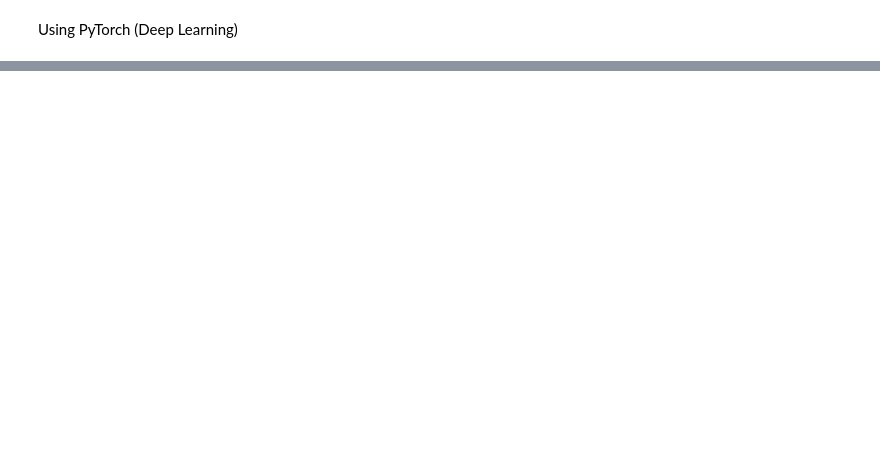
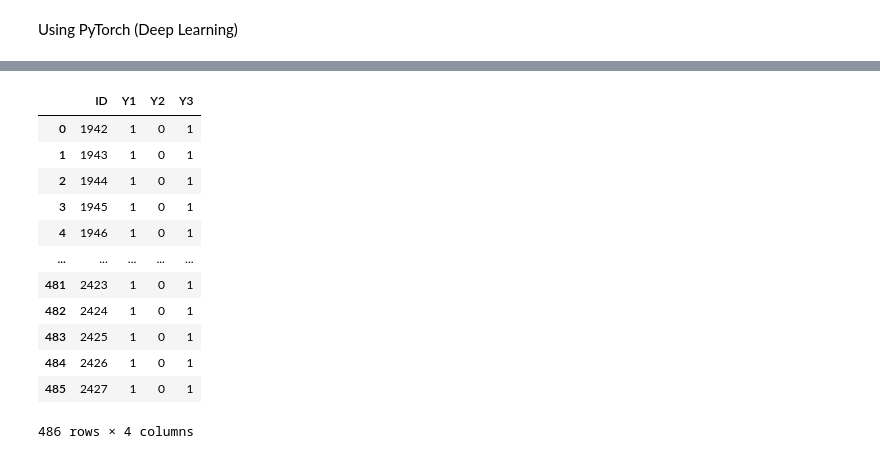
Before and after one commit to PedroPaesD/Prediction-ADMET-pour-medicaments-ENS, a Jupyter notebook: MedicamentNotebook.ipynb, the cells around one changed output, grey strips where cells are left out. Cells and saved outputs as stored; diff of their text form; code cells hidden in the pictures; blank space fills up the shorter version.

```diff
--- a/MedicamentNotebook.ipynb
+++ b/MedicamentNotebook.ipynb
@@ -132,6 +152,7 @@ X_final_test_data = X_final_test.to_numpy()
 # %%
 X_data = torch.from_numpy(X_data).type(torch.float)
 y_data = torch.from_numpy(y_data).type(torch.float)
+X_final_test = torch.from_numpy(X_final_test_data).type(torch.float)
 # %%
 X_train_pt, X_test_pt, y_train_pt, y_test_pt = train_test_split(X_data, y_data, test_size=0.30, random_state=101)
 
@@ -139,6 +160,8 @@ X_train_pt = X_train_pt[:, 1:]
 X_test_pt = X_test_pt[:, 1:]
 y_train_pt = y_train_pt[:, 1:]
 y_test_pt = y_test_pt[:, 1:]
+
+X_final_test_pt = X_final_test[:, 1:]
 # %%
 model_pt = nn.Sequential(
     nn.Linear(in_features=X_train_pt.shape[1], out_features=128),
@@ -293,0 +321,21 @@ plt.show()
+# %%
+y_submit = model_pt(X_final_test_pt)
+y_submit = torch.round(torch.sigmoid(y_submit))
+y_submit = pd.DataFrame(np.array(torch.tensor(y_submit).numpy()), columns=['Y1', 'Y2', 'Y3'], dtype='int')
+
+y_submit.insert(loc=0, column='ID', value=idxs)
+y_submit
+# %% [output]
+|  | ID | Y1 | Y2 | Y3 |
+| 0 | 1942 | 1 | 0 | 1 |
+| 1 | 1943 | 1 | 0 | 1 |
+| 2 | 1944 | 1 | 0 | 1 |
+| 3 | 1945 | 1 | 0 | 1 |
+| 4 | 1946 | 1 | 0 | 1 |
+| ... | ... | ... | ... | ... |
+| 481 | 2423 | 1 | 0 | 1 |
+| 482 | 2424 | 1 | 0 | 1 |
+| 483 | 2425 | 1 | 0 | 1 |
+| 484 | 2426 | 1 | 0 | 1 |
+| 485 | 2427 | 1 | 0 | 1 |
+486 rows × 4 columns
```
Also changed, not shown: parts of 7 cells of this notebook.
